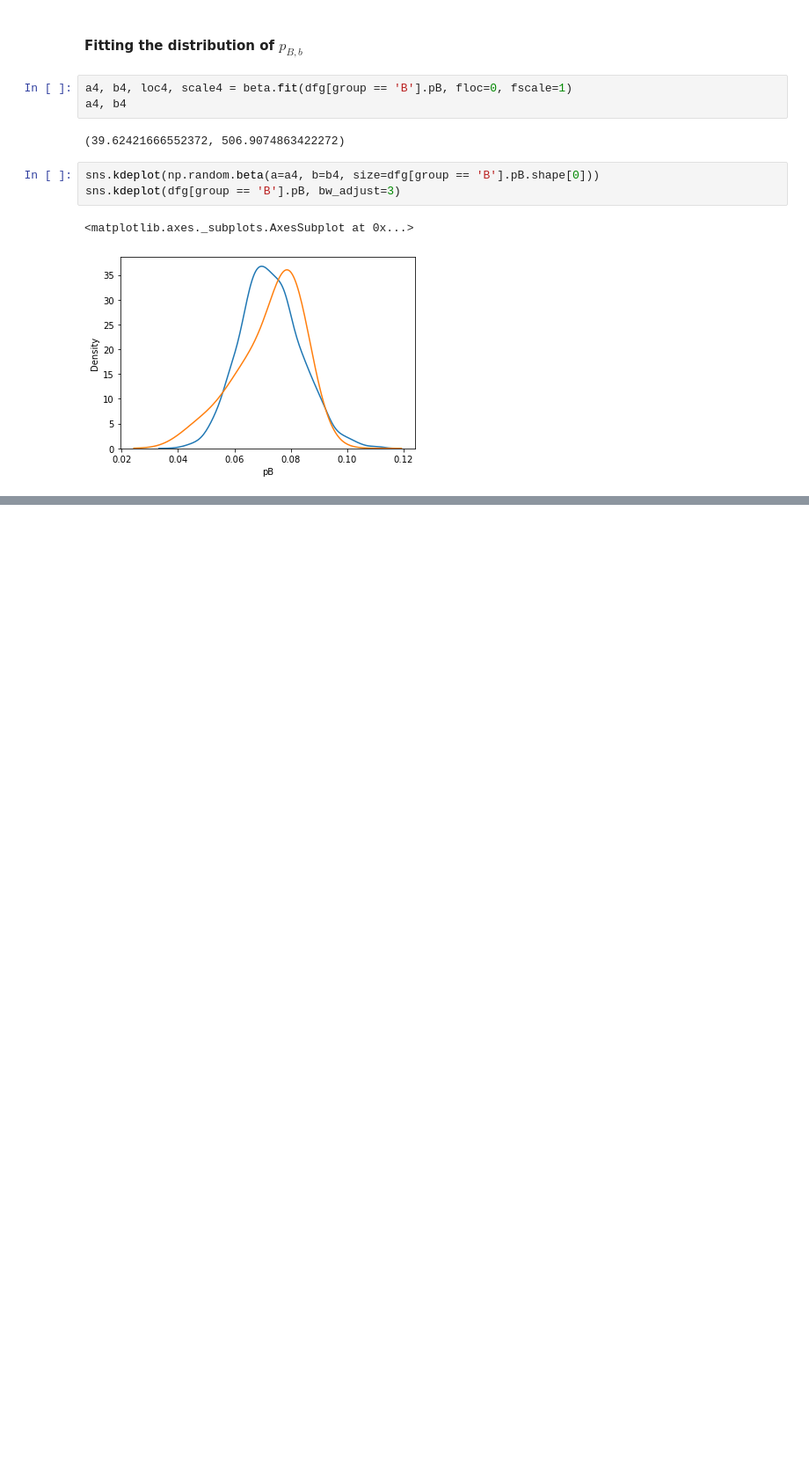
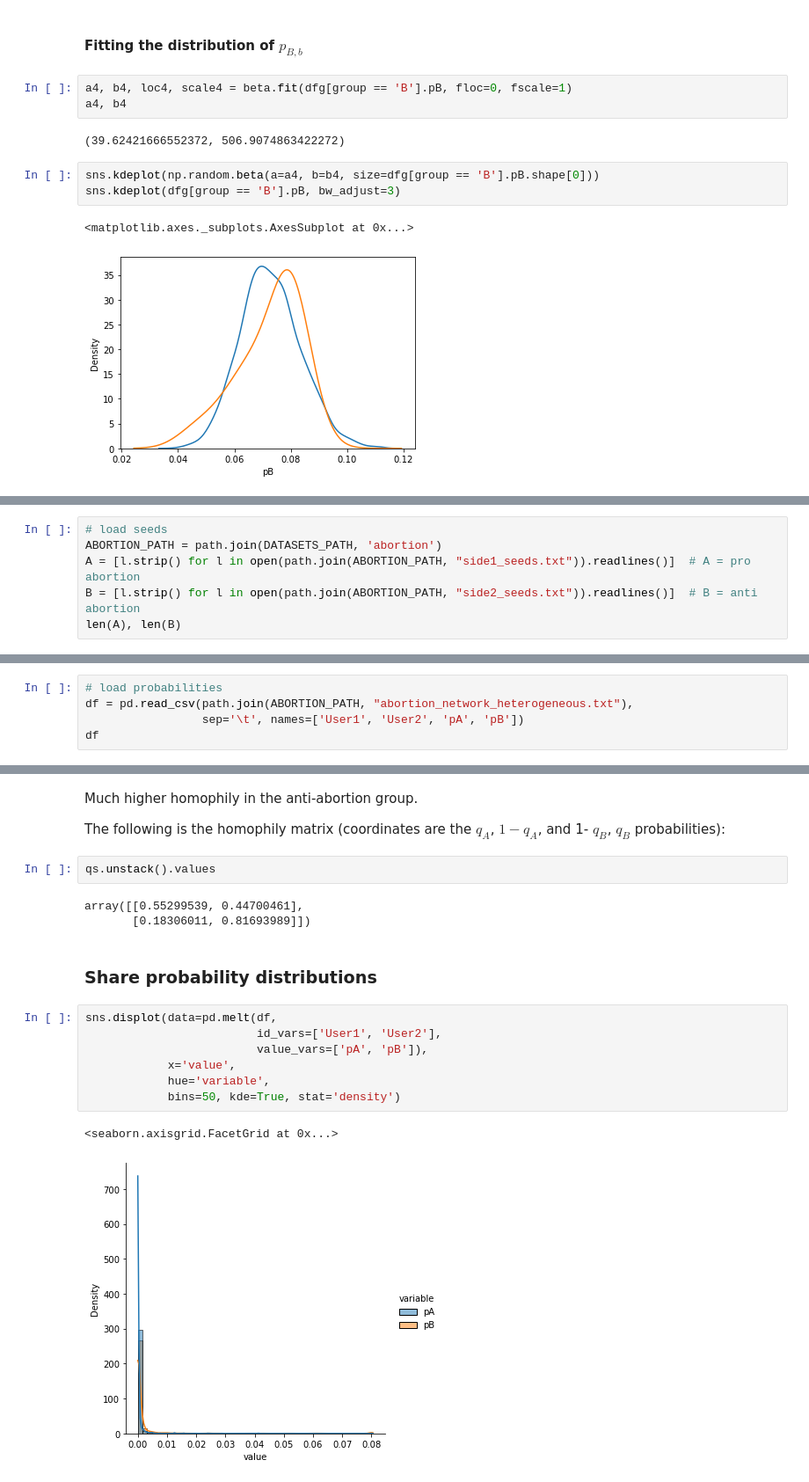
Before and after one commit to jfinocchiaro/long-term-fair-mdps, a Jupyter notebook: political-influence/probability_sharing_distributions.ipynb, the cells around one changed output, grey strips where cells are left out. Shown at 88% size. Saved outputs shown, nothing was run; the diff lists cells and outputs as text; blank space fills up the shorter version.

Commit message:
add analysis for the other datasets

```diff
--- a/political-influence/probability_sharing_distributions.ipynb
+++ b/political-influence/probability_sharing_distributions.ipynb
@@ -526,0 +527,6 @@ sns.kdeplot(dfg[group == 'B'].pB, bw_adjust=3)
+# %%
+# load seeds
+ABORTION_PATH = path.join(DATASETS_PATH, 'abortion')
+A = [l.strip() for l in open(path.join(ABORTION_PATH, "side1_seeds.txt")).readlines()]  # A = pro abortion
+B = [l.strip() for l in open(path.join(ABORTION_PATH, "side2_seeds.txt")).readlines()]  # B = anti abortion
+len(A), len(B)
@@ -526,0 +535,5 @@ sns.kdeplot(dfg[group == 'B'].pB, bw_adjust=3)
+# %%
+# load probabilities
+df = pd.read_csv(path.join(ABORTION_PATH, "abortion_network_heterogeneous.txt"),
+                 sep='\t', names=['User1', 'User2', 'pA', 'pB'])
+df
@@ -526,0 +631,21 @@ sns.kdeplot(dfg[group == 'B'].pB, bw_adjust=3)
+# %% [markdown]
+Much higher homophily in the anti-abortion group.
+
+The following is the homophily matrix (coordinates are the $q_A$, $1-q_A$, and 1- $q_B$, $q_B$ probabilities):
+# %%
+qs.unstack().values
+# %% [output]
+array([[0.55299539, 0.44700461],
+       [0.18306011, 0.81693989]])
+# %% [markdown]
+### Share probability distributions
+# %%
+sns.displot(data=pd.melt(df,
+                         id_vars=['User1', 'User2'],
+                         value_vars=['pA', 'pB']),
+            x='value',
+            hue='variable',
+            bins=50, kde=True, stat='density')
+# %% [output]
+<seaborn.axisgrid.FacetGrid at 0x...>
+[figure, added]
```
Also changed, not shown: parts of 52 cells of this notebook.
